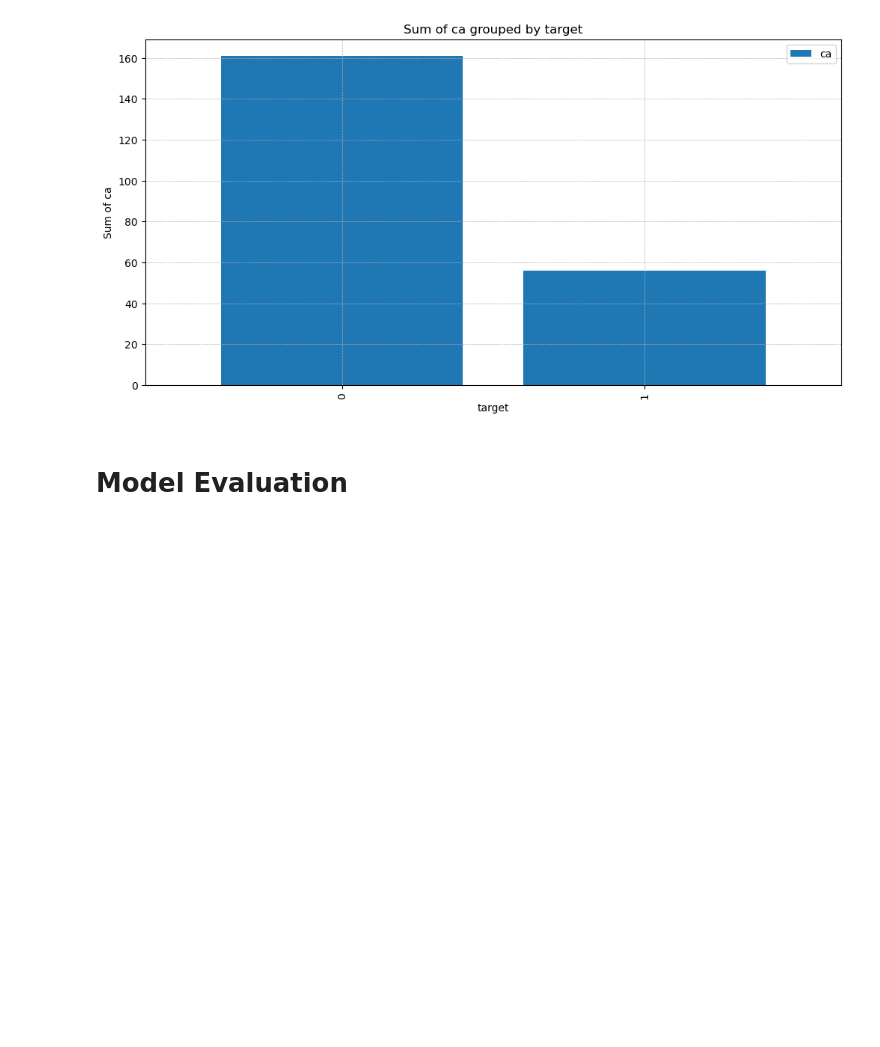
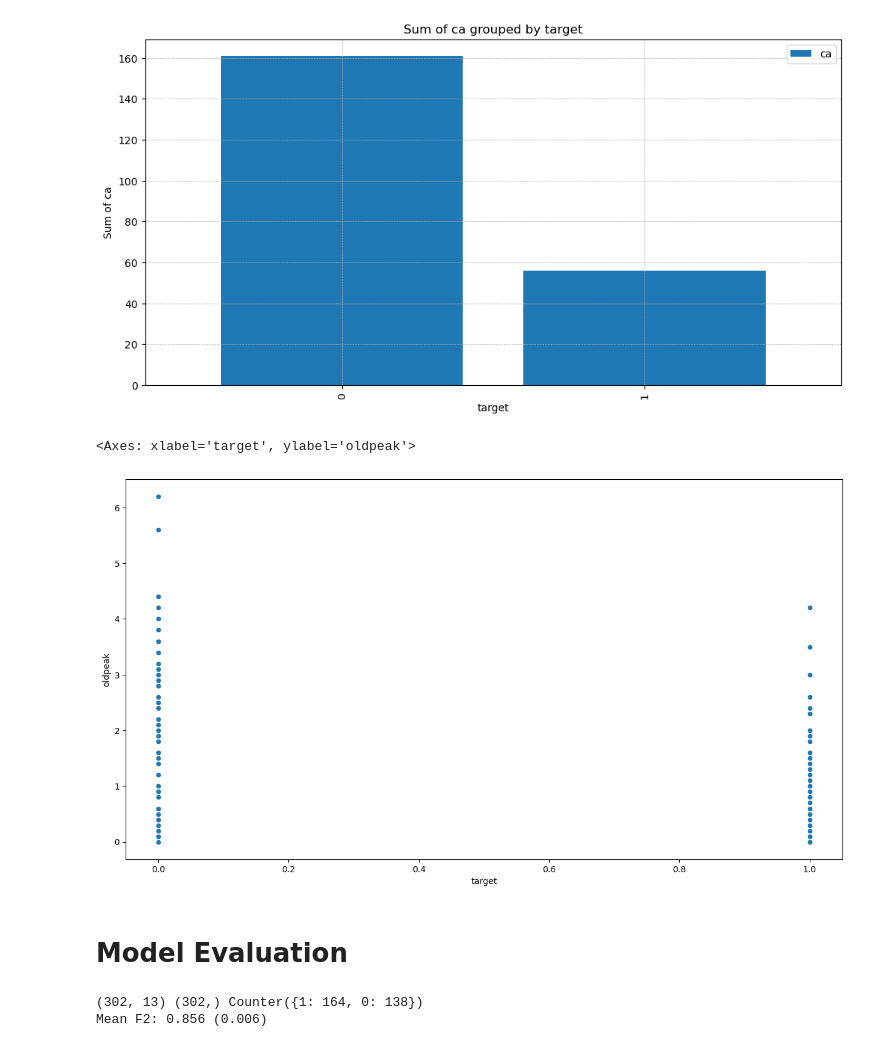
Before and after one commit to MaukanMir/Heart-Attack-Prediction-Analysis, a Jupyter notebook: training.ipynb, the cells around one changed output. Drawn from its saved outputs; the diff is of its cells as text; code cells hidden in the pictures; blank space fills up the shorter version.

Commit message:
Added new models

```diff
--- a/training.ipynb
+++ b/training.ipynb
@@ -266,5 +266,40 @@ for col in interested_columns:
 [figure]
 [figure]
 [figure]
+# %%
+plt.figure(figsize=(15,8))
+sns.scatterplot(data=df, x="target", y="oldpeak")
+# %% [output]
+<Axes: xlabel='target', ylabel='oldpeak'>
+[figure, added]
 # %% [markdown]
 # Model Evaluation
+# %%
+from sklearn.metrics import fbeta_score
+
+def f2_measure(y_true, y_pred):
+  return fbeta_score(y_true, y_pred, beta=2)
+
+# evaluate a model
+def evaluate_model(X, y, model):
+  # define evaluation procedure
+  cv = RepeatedStratifiedKFold(n_splits=10, n_repeats=3, random_state=1)
+
+  metric = make_scorer(f2_measure)
+  # evaluate model
+  scores = cross_val_score(model, X, y, scoring=metric, cv=cv, n_jobs=-1)
+  return scores
+
+last_ix = len(df.columns)-1
+X, y = df.drop(df.columns[last_ix], axis=1), df[df.columns[last_ix]]
+# summarize the loaded dataset
+print(X.shape, y.shape, Counter(y))
+# define the reference model
+model = DummyClassifier(strategy='constant', constant=1)
+# evaluate the model
+scores = evaluate_model(X, y, model)
+# summarize performance
+print('Mean F2: %.3f (%.3f)' % (np.mean(scores), np.std(scores)))
+# %% [output]
+(302, 13) (302,) Counter({1: 164, 0: 138})
+Mean F2: 0.856 (0.006)
```
Also changed, not shown: parts of 7 cells of this notebook.
